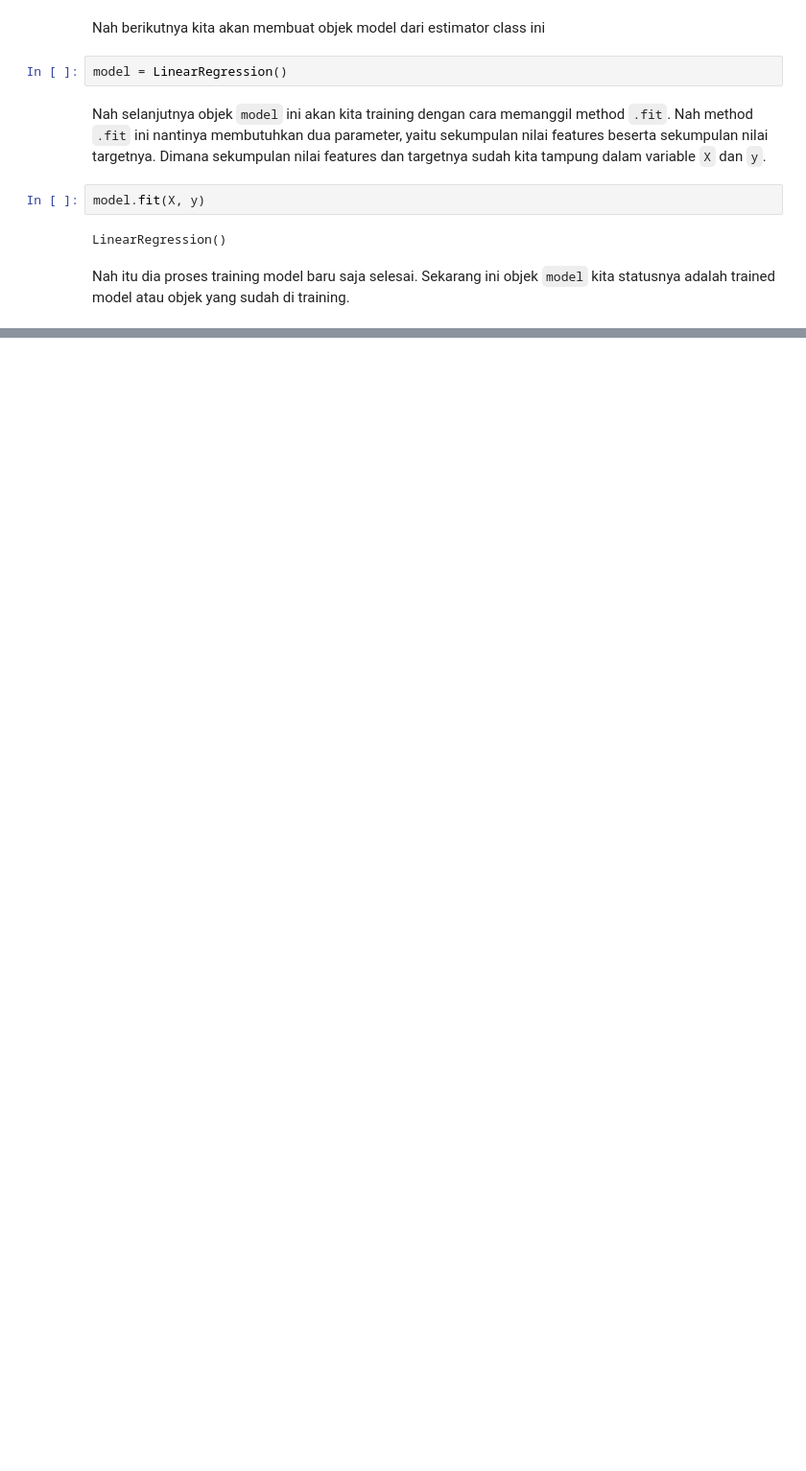
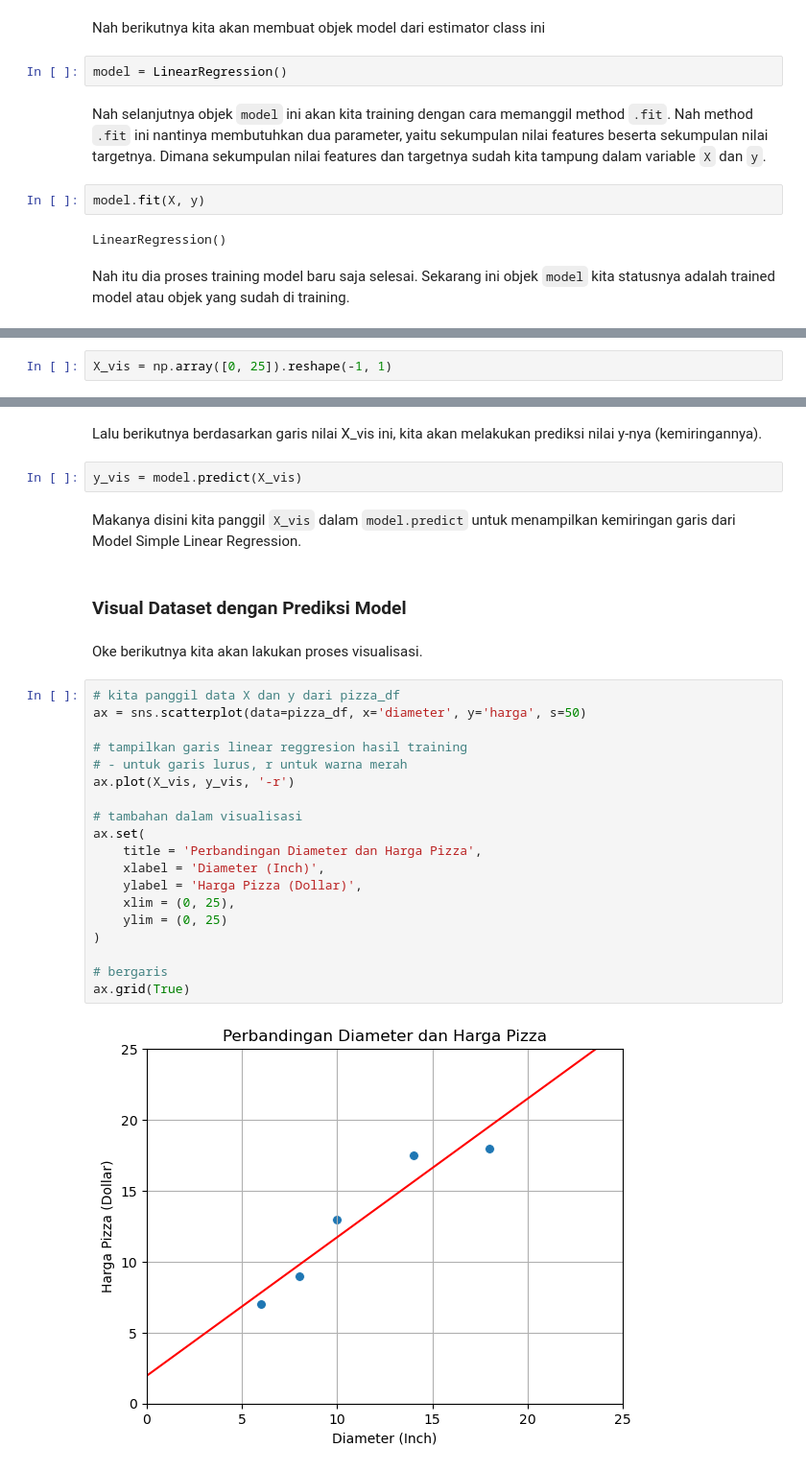
Before and after one commit to agungwahyuprayogo/Machine-Learning-with-Python-Scikit-Learning, a Jupyter notebook: 005 Simple Linear Regression.ipynb, the cells around one changed output, grey strips where cells are left out. Shown at 96% size. Cells and saved outputs as stored; diff of their text form; blank space fills up the shorter version.

Commit message:
visualisasi data dengan garis prediksi model linear regression

```diff
--- a/005 Simple Linear Regression.ipynb
+++ b/005 Simple Linear Regression.ipynb
@@ -184,0 +195,2 @@ Nah itu dia proses training model baru saja selesai. Sekarang ini objek `model`
+# %%
+X_vis = np.array([0, 25]).reshape(-1, 1)
@@ -184,0 +199,31 @@ Nah itu dia proses training model baru saja selesai. Sekarang ini objek `model`
+# %% [markdown]
+Lalu berikutnya berdasarkan garis nilai X_vis ini, kita akan melakukan prediksi nilai y-nya (kemiringannya).
+# %%
+y_vis = model.predict(X_vis)
+# %% [markdown]
+Makanya disini kita panggil `X_vis` dalam `model.predict` untuk menampilkan kemiringan garis dari Model Simple Linear Regression.
+# %% [markdown]
+### Visual Dataset dengan Prediksi Model
+# %% [markdown]
+Oke berikutnya kita akan lakukan proses visualisasi.
+# %%
+# kita panggil data X dan y dari pizza_df
+ax = sns.scatterplot(data=pizza_df, x='diameter', y='harga', s=50)
+
+# tampilkan garis linear reggresion hasil training
+# - untuk garis lurus, r untuk warna merah
+ax.plot(X_vis, y_vis, '-r')
+
+# tambahan dalam visualisasi
+ax.set(
+    title = 'Perbandingan Diameter dan Harga Pizza',
+    xlabel = 'Diameter (Inch)',
+    ylabel = 'Harga Pizza (Dollar)',
+    xlim = (0, 25),
+    ylim = (0, 25)
+)
+
+# bergaris
+ax.grid(True)
+# %% [output]
+[figure, added]
```
Also changed, not shown: parts of 6 cells of this notebook.
